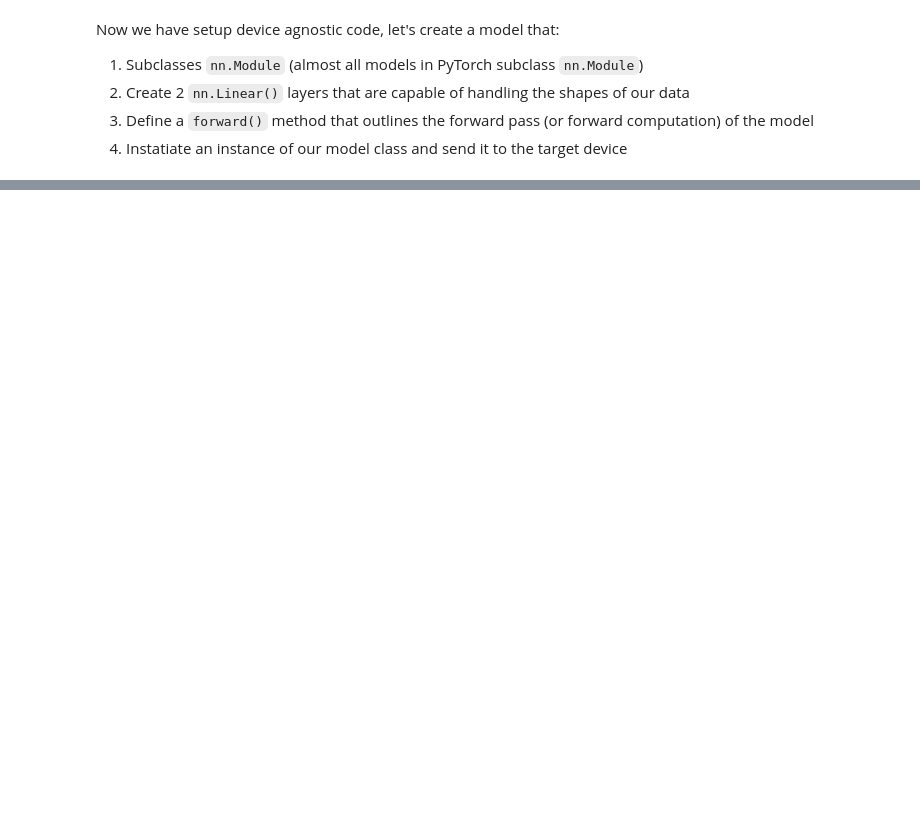
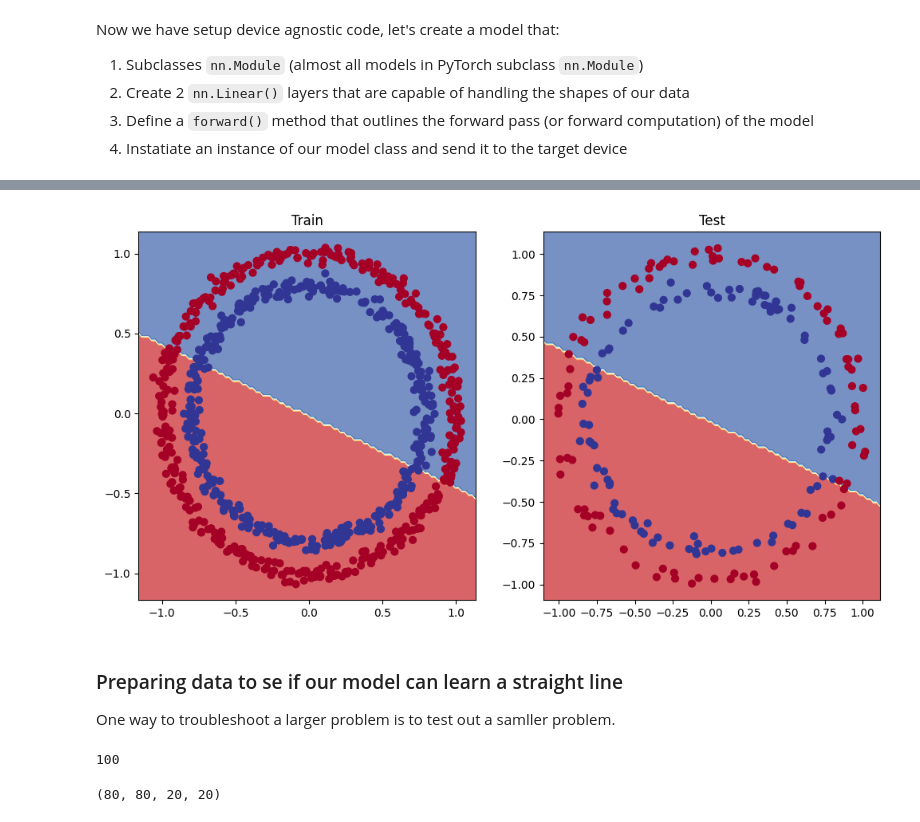
Before and after one commit to daidan3k/LearningAI, a Jupyter notebook: courses/Deep Learning PyTorch/02-pytorch-neural-network-classification.ipynb, the cells around one changed output, grey strips where cells are left out. Cells and saved outputs as stored; diff of their text form; code cells hidden in the pictures; blank space fills up the shorter version.

```diff
--- a/courses/Deep Learning PyTorch/02-pytorch-neural-network-classification.ipynb
+++ b/courses/Deep Learning PyTorch/02-pytorch-neural-network-classification.ipynb
@@ -176,0 +377,16 @@ tensor([1., 0., 1., 0., 1., 1., 0., 0., 1., 0.])
+# %%
+class CircleModelV1(nn.Module):
+  def __init__(self):
+    super().__init__()
+
+    self.layers = nn.Sequential(
+        nn.Linear(in_features=2, out_features=10),
+        nn.Linear(in_features=10, out_features=10),
+        nn.Linear(in_features=10, out_features=1)
+    )
+
+  def forward(self, x):
+    return self.layers(x)
+# %%
+model_1 = CircleModelV1().to(device)
+model_1
@@ -176,0 +401,7 @@ tensor([1., 0., 1., 0., 1., 1., 0., 0., 1., 0.])
+# %%
+# Create a loss function
+loss_fn = nn.BCEWithLogitsLoss()
+
+# Create an optimizer
+optimizer = torch.optim.SGD(model_1.parameters(),
+                            lr=0.1)
@@ -176,0 +466,41 @@ tensor([1., 0., 1., 0., 1., 1., 0., 0., 1., 0.])
+# %%
+# Plot the decision boundary
+plt.figure(figsize=(12, 6))
+plt.subplot(1, 2, 1)
+plt.title("Train")
+plot_decision_boundary(model_1, X_train, y_train)
+
+plt.subplot(1, 2, 2)
+plt.title("Test")
+plot_decision_boundary(model_1, X_test, y_test)
+# %% [output]
+[figure, added]
+# %% [markdown]
+### Preparing data to se if our model can learn a straight line
+
+One way to troubleshoot a larger problem is to test out a samller problem.
+# %%
+# Create some data
+weight = 0.7
+bias = 0.3
+start = 0
+end = 1
+step = 0.01
+
+# Create data
+X_regression = torch.arange(start, end, step).unsqueeze(dim=1)
+y_regression = weight * X_regression + bias
+
+# Check the data
+len(X_regression)
+# %% [output]
+100
+# %%
+# Create train and test splits
+train_split = int(0.8 * len(X_regression))
+X_train_regression, y_train_regression = X_regression[:train_split], y_regression[:train_split]
+X_test_regression, y_test_regression = X_regression[train_split:], y_regression[train_split:]
+
+len(X_train_regression), len(y_train_regression), len(X_test_regression), len(y_test_regression)
+# %% [output]
+(80, 80, 20, 20)
```
Also changed, not shown: parts of 81 cells of this notebook.
